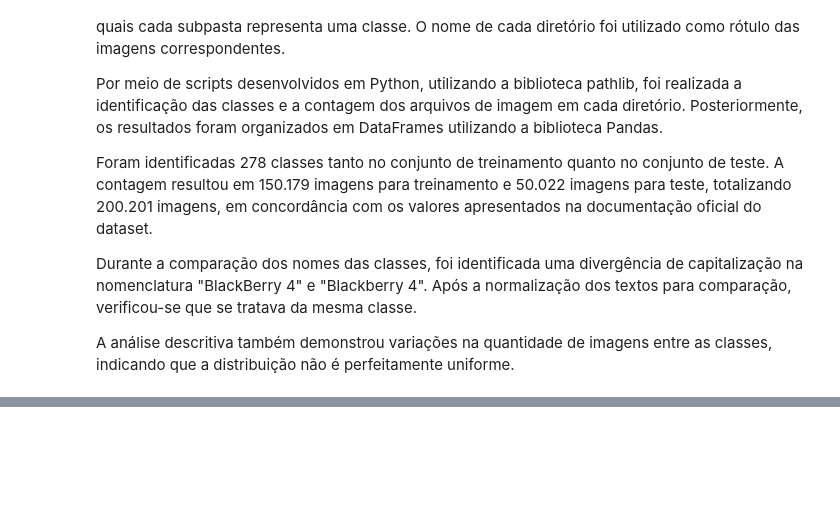
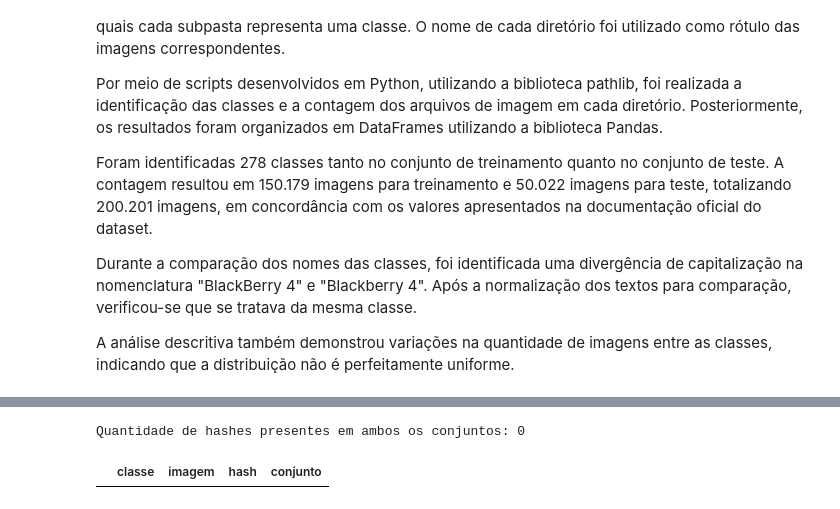
Before and after one commit to HellenLavyne/Computer-vision-applied-to-food-classification, a Jupyter notebook: 01_analise_e_preparacao_do_dataset.ipynb, the cells around one changed output, grey strips where cells are left out. Saved outputs shown, nothing was run; the diff lists cells and outputs as text; code cells hidden in the pictures; blank space fills up the shorter version.

```diff
--- a/01_analise_e_preparacao_do_dataset.ipynb
+++ b/01_analise_e_preparacao_do_dataset.ipynb
@@ -231,0 +585,20 @@ A análise descritiva também demonstrou variações na quantidade de imagens en
+# %%
+# Identificando duplicatas entre treinamento e teste
+hashes_unicos_treino = set(df_hashes_treino["hash"])
+hashes_unicos_teste = set(df_hashes_teste["hash"])
+
+hashes_comuns = hashes_unicos_treino.intersection(hashes_unicos_teste)
+print("Quantidade de hashes presentes em ambos os conjuntos:", len(hashes_comuns))
+
+df_duplicatas_entre_conjuntos = pd.concat(
+    [df_hashes_treino, df_hashes_teste]
+)
+
+df_duplicatas_entre_conjuntos = df_duplicatas_entre_conjuntos.loc[
+    df_duplicatas_entre_conjuntos["hash"].isin(hashes_comuns)
+]
+
+display(df_duplicatas_entre_conjuntos)
+# %% [output]
+Quantidade de hashes presentes em ambos os conjuntos: 0
+|  | classe | imagem | hash | conjunto |
```
Also changed, not shown: parts of 33 cells of this notebook, 4 other files.
